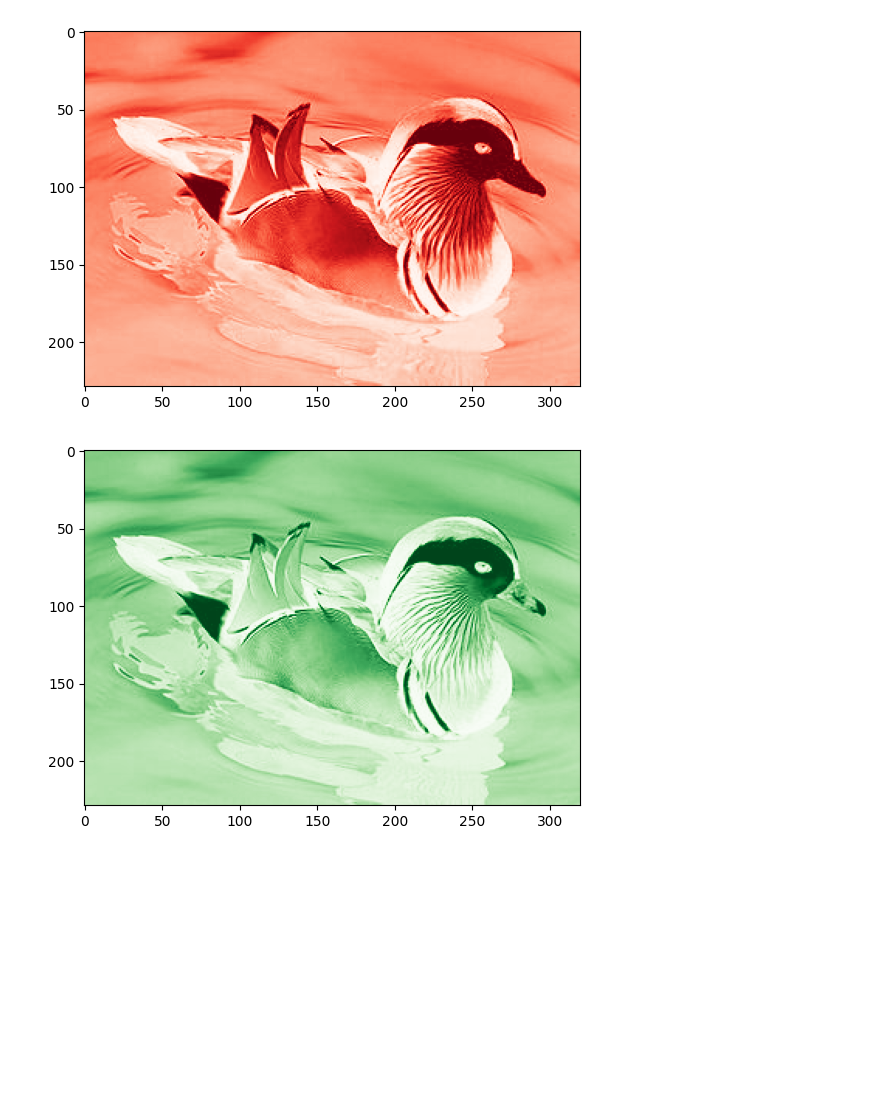
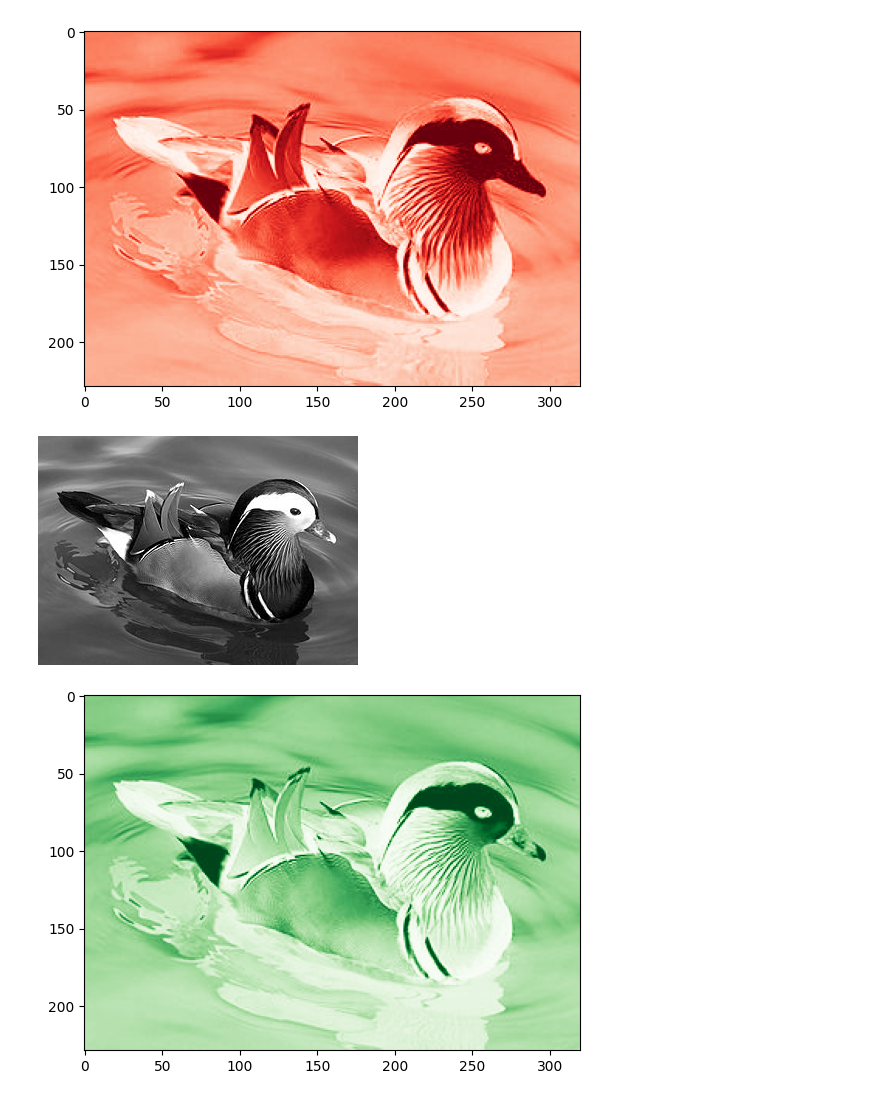
Before and after one commit to nkr1108/computer_vision, a Jupyter notebook: 1_Color_Pixel_Theory_and_Image_Representation.ipynb, the cells around one changed output. Saved outputs shown, nothing was run; the diff lists cells and outputs as text; code cells hidden in the pictures; blank space fills up the shorter version.

```diff
--- a/1_Color_Pixel_Theory_and_Image_Representation.ipynb
+++ b/1_Color_Pixel_Theory_and_Image_Representation.ipynb
@@ -165,6 +166,14 @@ plt.imshow(image.getchannel('R'))
 plt.set_cmap("Reds")
 # %% [output]
 [figure]
+# %%
+# use display to show only one channel
+display(image.getchannel('G'))
+# The problem with this approach is that the display() method expects to receive an image object that contains
+# pixel data in RGB format. However, the image returned by getchannel() only contains a single color channel,
+# and doesn't have the other two color channels required to display the image in RGB format.
+# %% [output]
+[figure, added]
 # %%
 plt.imshow(image.getchannel('G'))
 plt.set_cmap("Greens")
```
Also changed, not shown: parts of 1 cell of this notebook.
